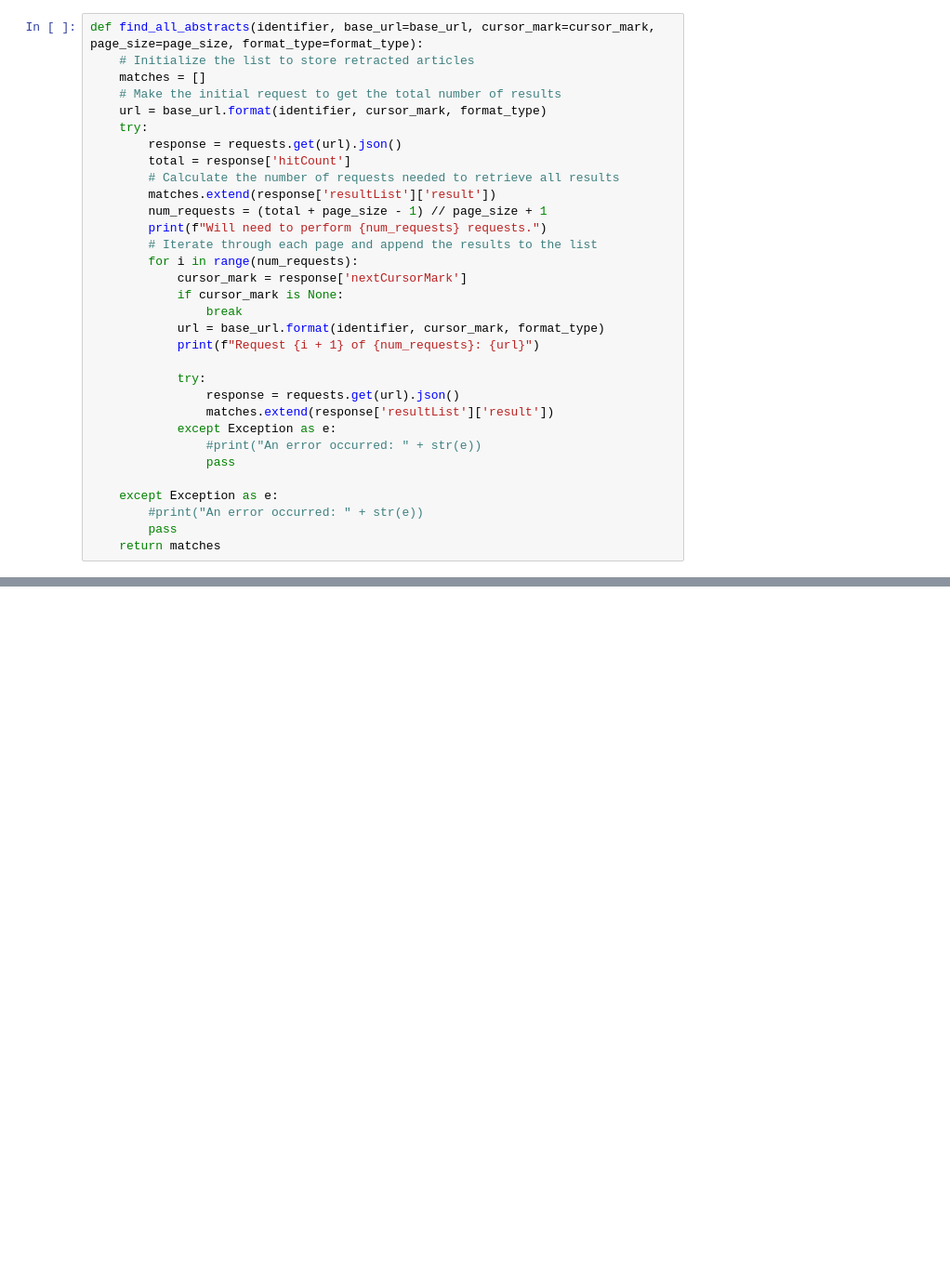
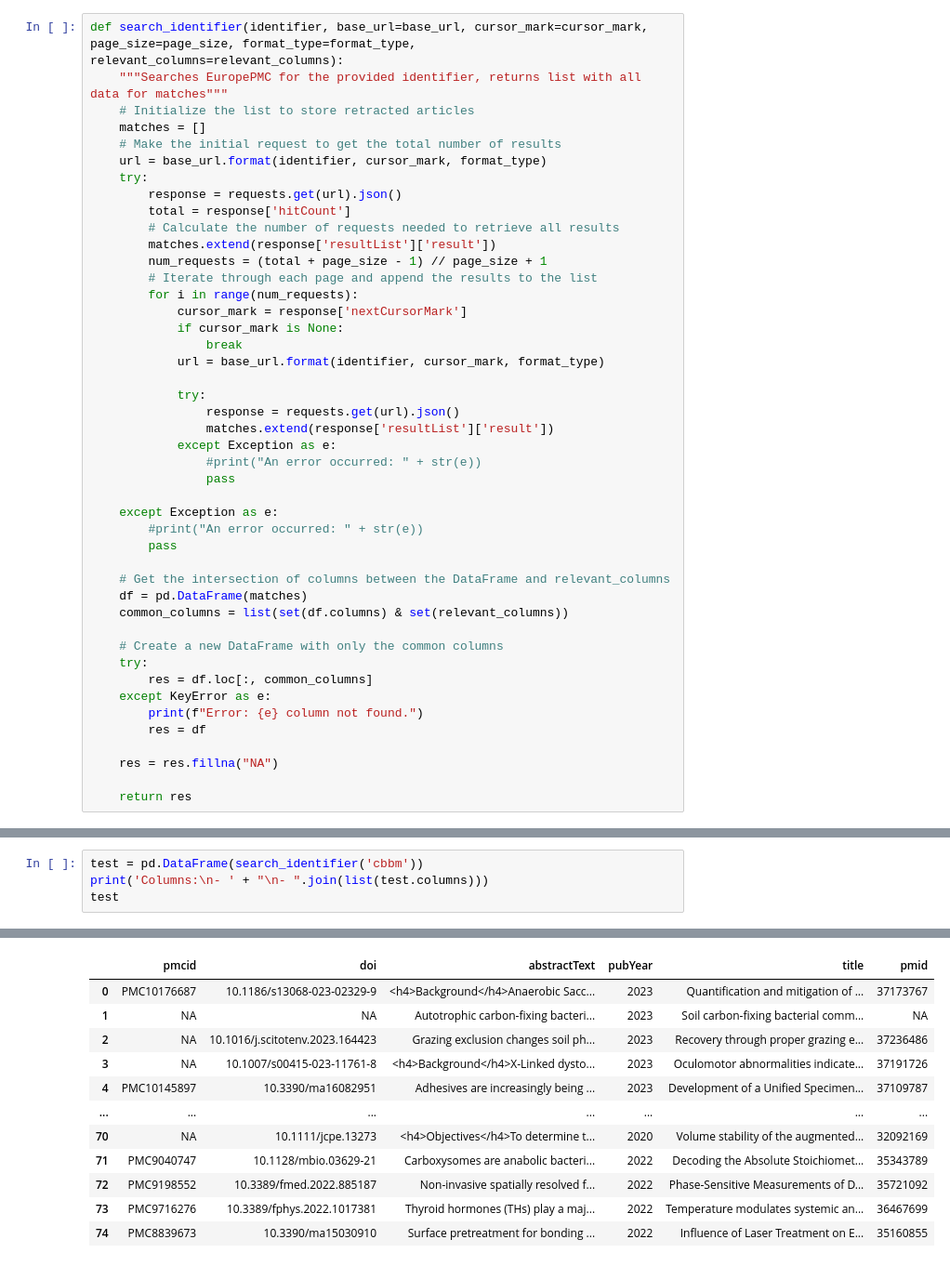
Before and after one commit to sec2pri/usecases, a Jupyter notebook: find_hugos.ipynb, the cells around one changed output, grey strips where cells are left out. Shown: that part at 93% size. Saved outputs shown, nothing was run; the diff lists cells and outputs as text; blank space fills up the shorter version.

```diff
--- a/find_hugos.ipynb
+++ b/find_hugos.ipynb
@@ -16,5 +28,6 @@ relevant_columns = ['pmid', 'pmcid', 'doi', 'title', 'pubYear', 'abstract'] # se
 # %%
-def find_all_abstracts(identifier, base_url=base_url, cursor_mark=cursor_mark, page_size=page_size, format_type=format_type):
+def search_identifier(identifier, base_url=base_url, cursor_mark=cursor_mark, page_size=page_size, format_type=format_type, relevant_columns=relevant_columns):
+    """Searches EuropePMC for the provided identifier, returns list with all data for matches"""
     # Initialize the list to store retracted articles
     matches = []
     # Make the initial request to get the total number of results
@@ -25,14 +38,12 @@ def find_all_abstracts(identifier, base_url=base_url, cursor_mark=cursor_mark, p
         # Calculate the number of requests needed to retrieve all results
         matches.extend(response['resultList']['result'])
         num_requests = (total + page_size - 1) // page_size + 1
-        print(f"Will need to perform {num_requests} requests.")
         # Iterate through each page and append the results to the list
         for i in range(num_requests):
             cursor_mark = response['nextCursorMark']
             if cursor_mark is None:
                 break
             url = base_url.format(identifier, cursor_mark, format_type)
-            print(f"Request {i + 1} of {num_requests}: {url}")
 
             try:
                 response = requests.get(url).json()
@@ -44,4 +55,18 @@ def find_all_abstracts(identifier, base_url=base_url, cursor_mark=cursor_mark, p
     except Exception as e:
         #print("An error occurred: " + str(e))
         pass
-    return matches
+
+    # Get the intersection of columns between the DataFrame and relevant_columns
+    df = pd.DataFrame(matches)
+    common_columns = list(set(df.columns) & set(relevant_columns))
+
+    # Create a new DataFrame with only the common columns
+    try:
+        res = df.loc[:, common_columns]
+    except KeyError as e:
+        print(f"Error: {e} column not found.")
+        res = df
+
+    res = res.fillna("NA")
+
+    return res
@@ -54,0 +77,5 @@ Request 2 of 2: https://www.ebi.ac.uk/europepmc/webservices/rest/search?query=cb
+# %%
+test = pd.DataFrame(search_identifier('cbbm'))
+print('Columns:\n- ' + "\n- ".join(list(test.columns)))
+test
+# %% [output]
@@ -54,0 +89,12 @@ Request 2 of 2: https://www.ebi.ac.uk/europepmc/webservices/rest/search?query=cb
+|  | pmcid | doi | abstractText | pubYear | title | pmid |
+| 0 | PMC10176687 | 10.1186/s13068-023-02329-9 | <h4>Background</h4>Anaerobic Sacc... | 2023 | Quantification and mitigation of ... | 37173767 |
+| 1 | NA | NA | Autotrophic carbon-fixing bacteri... | 2023 | Soil carbon-fixing bacterial comm... | NA |
+| 2 | NA | 10.1016/j.scitotenv.2023.164423 | Grazing exclusion changes soil ph... | 2023 | Recovery through proper grazing e... | 37236486 |
+| 3 | NA | 10.1007/s00415-023-11761-8 | <h4>Background</h4>X-Linked dysto... | 2023 | Oculomotor abnormalities indicate... | 37191726 |
+| 4 | PMC10145897 | 10.3390/ma16082951 | Adhesives are increasingly being ... | 2023 | Development of a Unified Specimen... | 37109787 |
+| ... | ... | ... | ... | ... | ... | ... |
+| 70 | NA | 10.1111/jcpe.13273 | <h4>Objectives</h4>To determine t... | 2020 | Volume stability of the augmented... | 32092169 |
+| 71 | PMC9040747 | 10.1128/mbio.03629-21 | Carboxysomes are anabolic bacteri... | 2022 | Decoding the Absolute Stoichiomet... | 35343789 |
+| 72 | PMC9198552 | 10.3389/fmed.2022.885187 | Non-invasive spatially resolved f... | 2022 | Phase-Sensitive Measurements of D... | 35721092 |
+| 73 | PMC9716276 | 10.3389/fphys.2022.1017381 | Thyroid hormones (THs) play a maj... | 2022 | Temperature modulates systemic an... | 36467699 |
+| 74 | PMC8839673 | 10.3390/ma15030910 | Surface pretreatment for bonding ... | 2022 | Influence of Laser Treatment on E... | 35160855 |
```
Also changed, not shown: parts of 18 cells of this notebook, 3 other files.
